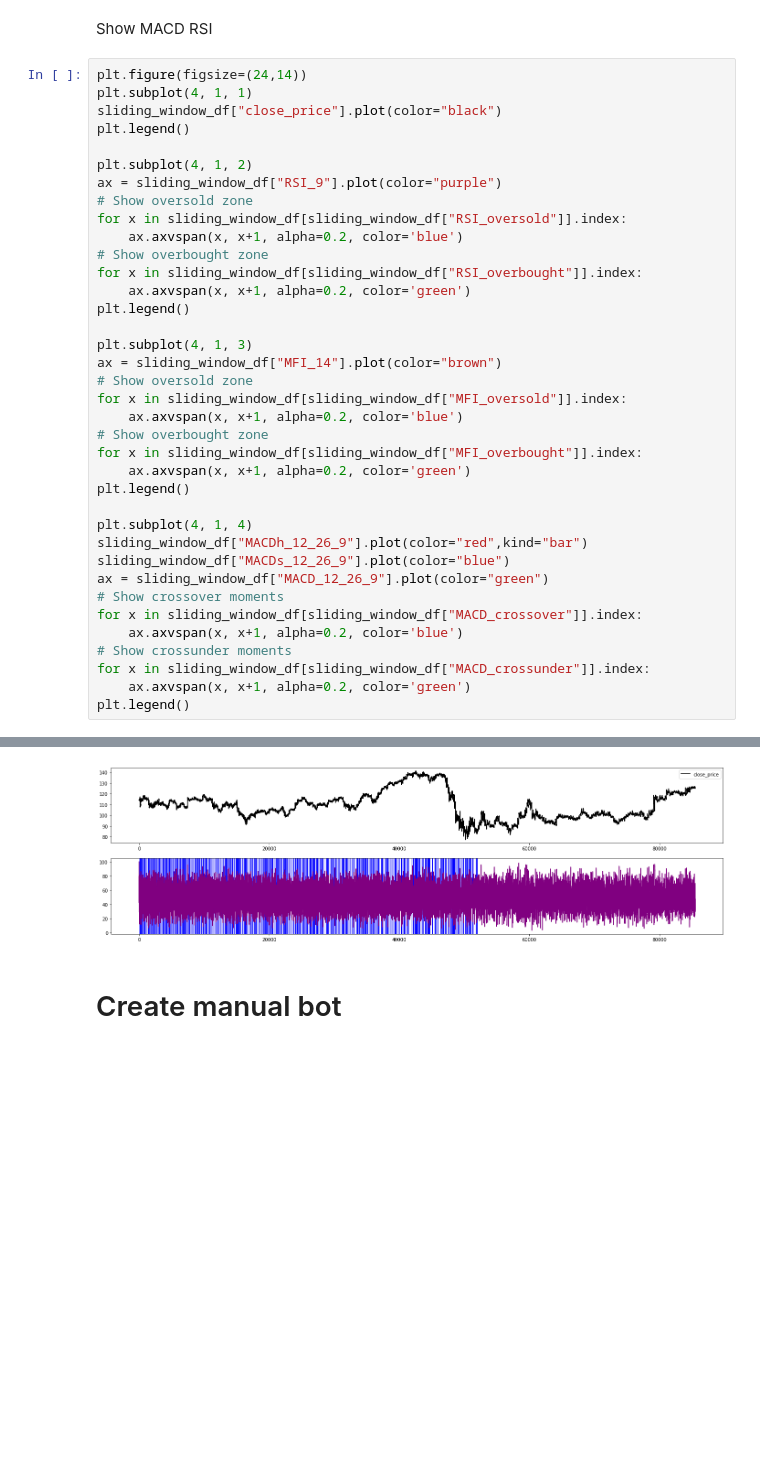
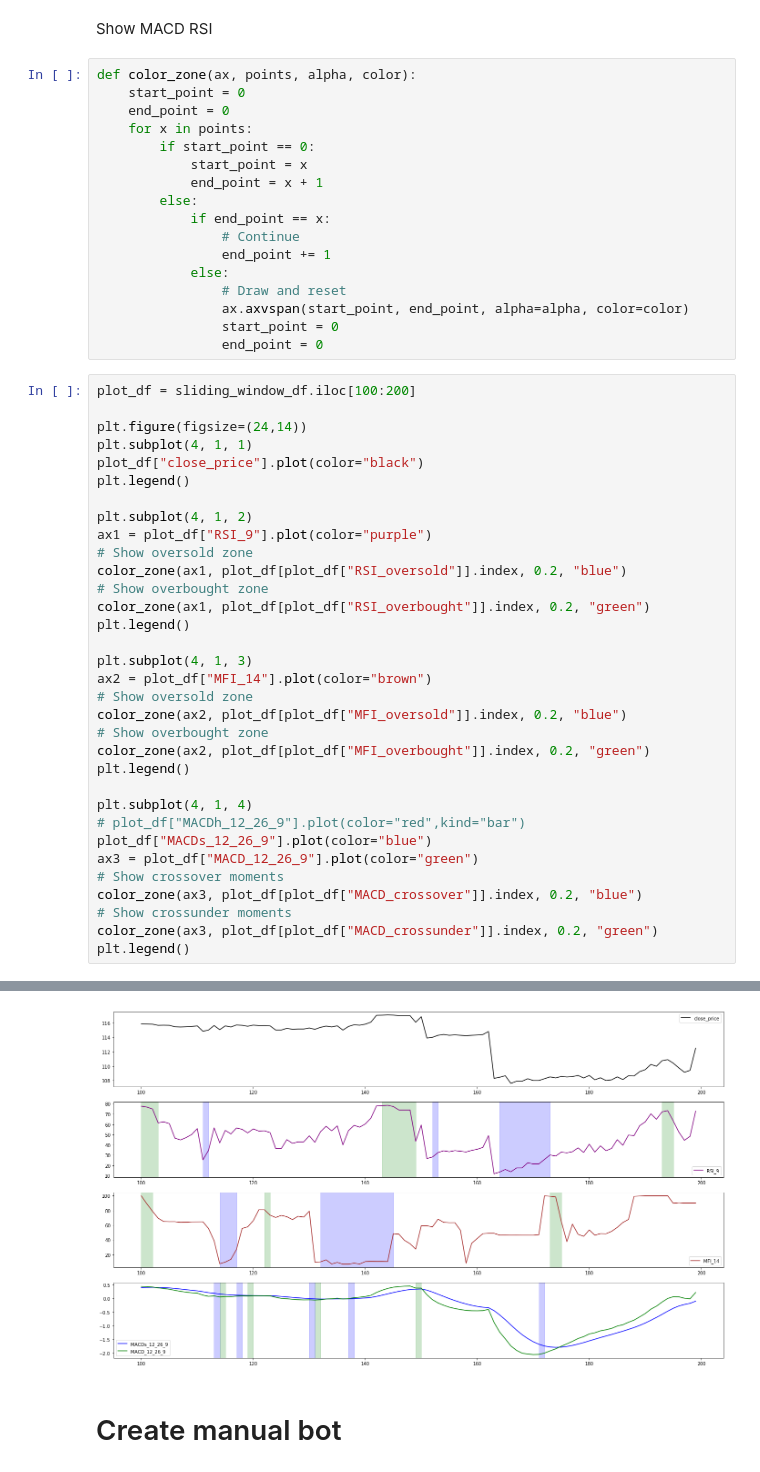
Before and after one commit to crabio/tinkoff-invest-bot, a Jupyter notebook: candles_analyzer/analyze.ipynb, the cells around one changed output, grey strips where cells are left out. Drawn from its saved outputs; the diff is of its cells as text; blank space fills up the shorter version.

```diff
--- a/candles_analyzer/analyze.ipynb
+++ b/candles_analyzer/analyze.ipynb
@@ -128,41 +108,54 @@ sliding_window_df["MACD_crossover"] = (sliding_window_df["MACD_diff"] >= 0) & (s
 sliding_window_df["MACD_crossunder"] = (sliding_window_df["MACD_diff"] <= 0) & (sliding_window_df["MACD_diff"].shift() >= 0)
 # %% [markdown]
 Show MACD RSI
+# %%
+def color_zone(ax, points, alpha, color):
+    start_point = 0
+    end_point = 0
+    for x in points:
+        if start_point == 0:
+            start_point = x
+            end_point = x + 1
+        else:
+            if end_point == x:
+                # Continue
+                end_point += 1
+            else:
+                # Draw and reset
+                ax.axvspan(start_point, end_point, alpha=alpha, color=color)
+                start_point = 0
+                end_point = 0
 # %%
+plot_df = sliding_window_df.iloc[100:200]
+
 plt.figure(figsize=(24,14))
 plt.subplot(4, 1, 1)
-sliding_window_df["close_price"].plot(color="black")
+plot_df["close_price"].plot(color="black")
 plt.legend()
 
 plt.subplot(4, 1, 2)
-ax = sliding_window_df["RSI_9"].plot(color="purple")
+ax1 = plot_df["RSI_9"].plot(color="purple")
 # Show oversold zone
-for x in sliding_window_df[sliding_window_df["RSI_oversold"]].index:
-    ax.axvspan(x, x+1, alpha=0.2, color='blue')
+color_zone(ax1, plot_df[plot_df["RSI_oversold"]].index, 0.2, "blue")
 # Show overbought zone
-for x in sliding_window_df[sliding_window_df["RSI_overbought"]].index:
-    ax.axvspan(x, x+1, alpha=0.2, color='green')
+color_zone(ax1, plot_df[plot_df["RSI_overbought"]].index, 0.2, "green")
 plt.legend()
 
 plt.subplot(4, 1, 3)
-ax = sliding_window_df["MFI_14"].plot(color="brown")
+ax2 = plot_df["MFI_14"].plot(color="brown")
 # Show oversold zone
-for x in sliding_window_df[sliding_window_df["MFI_oversold"]].index:
-    ax.axvspan(x, x+1, alpha=0.2, color='blue')
+color_zone(ax2, plot_df[plot_df["MFI_oversold"]].index, 0.2, "blue")
 # Show overbought zone
-for x in sliding_window_df[sliding_window_df["MFI_overbought"]].index:
-    ax.axvspan(x, x+1, alpha=0.2, color='green')
+color_zone(ax2, plot_df[plot_df["MFI_overbought"]].index, 0.2, "green")
 plt.legend()
 
 plt.subplot(4, 1, 4)
-sliding_window_df["MACDh_12_26_9"].plot(color="red",kind="bar")
-sliding_window_df["MACDs_12_26_9"].plot(color="blue")
-ax = sliding_window_df["MACD_12_26_9"].plot(color="green")
+# plot_df["MACDh_12_26_9"].plot(color="red",kind="bar")
+plot_df["MACDs_12_26_9"].plot(color="blue")
+ax3 = plot_df["MACD_12_26_9"].plot(color="green")
 # Show crossover moments
-for x in sliding_window_df[sliding_window_df["MACD_crossover"]].index:
-    ax.axvspan(x, x+1, alpha=0.2, color='blue')
+color_zone(ax3, plot_df[plot_df["MACD_crossover"]].index, 0.2, "blue")
 # Show crossunder moments
-for x in sliding_window_df[sliding_window_df["MACD_crossunder"]].index:
-    ax.axvspan(x, x+1, alpha=0.2, color='green')
+color_zone(ax3, plot_df[plot_df["MACD_crossunder"]].index, 0.2, "green")
 plt.legend()
 # %% [output]
@@ -172,4 +163,4 @@ KeyboardInterrupt:
-[figure, old version]
+[figure, new version]
 # %% [markdown]
 # Create manual bot
 # %%
```
Also changed, not shown: parts of 4 cells of this notebook.
